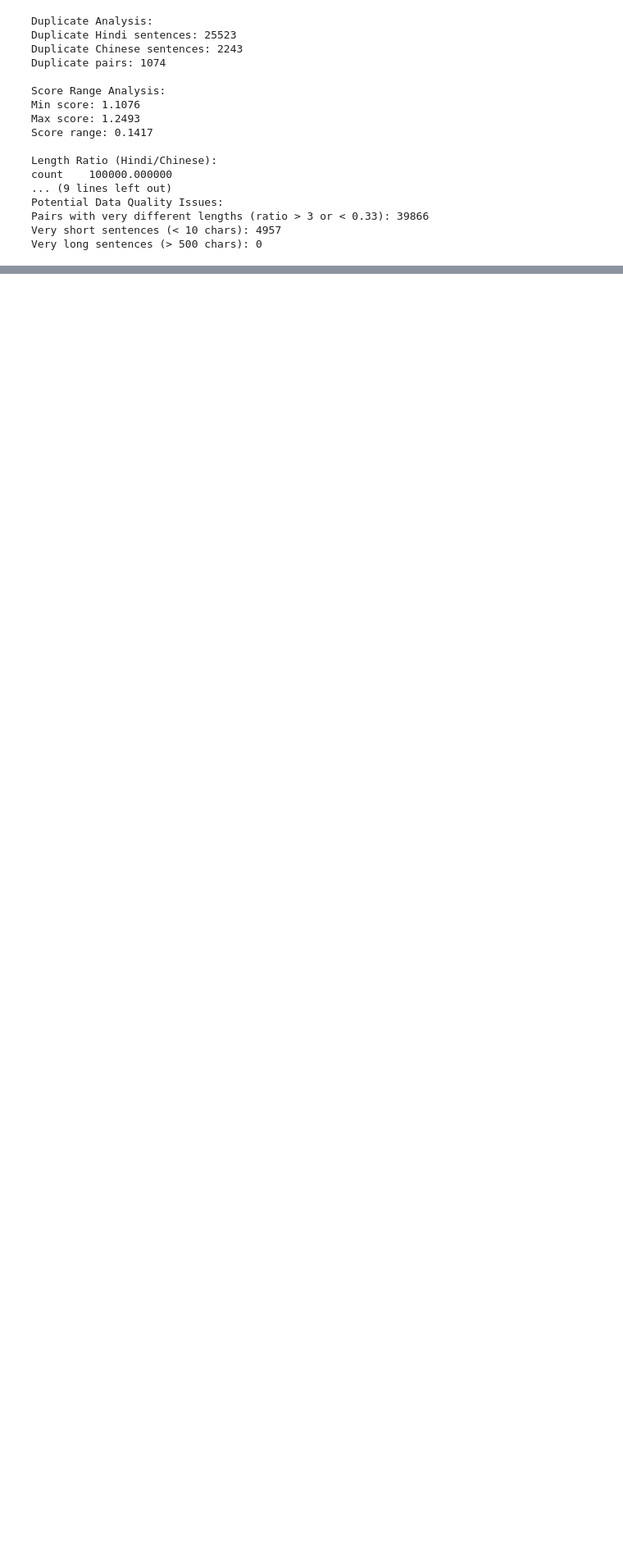
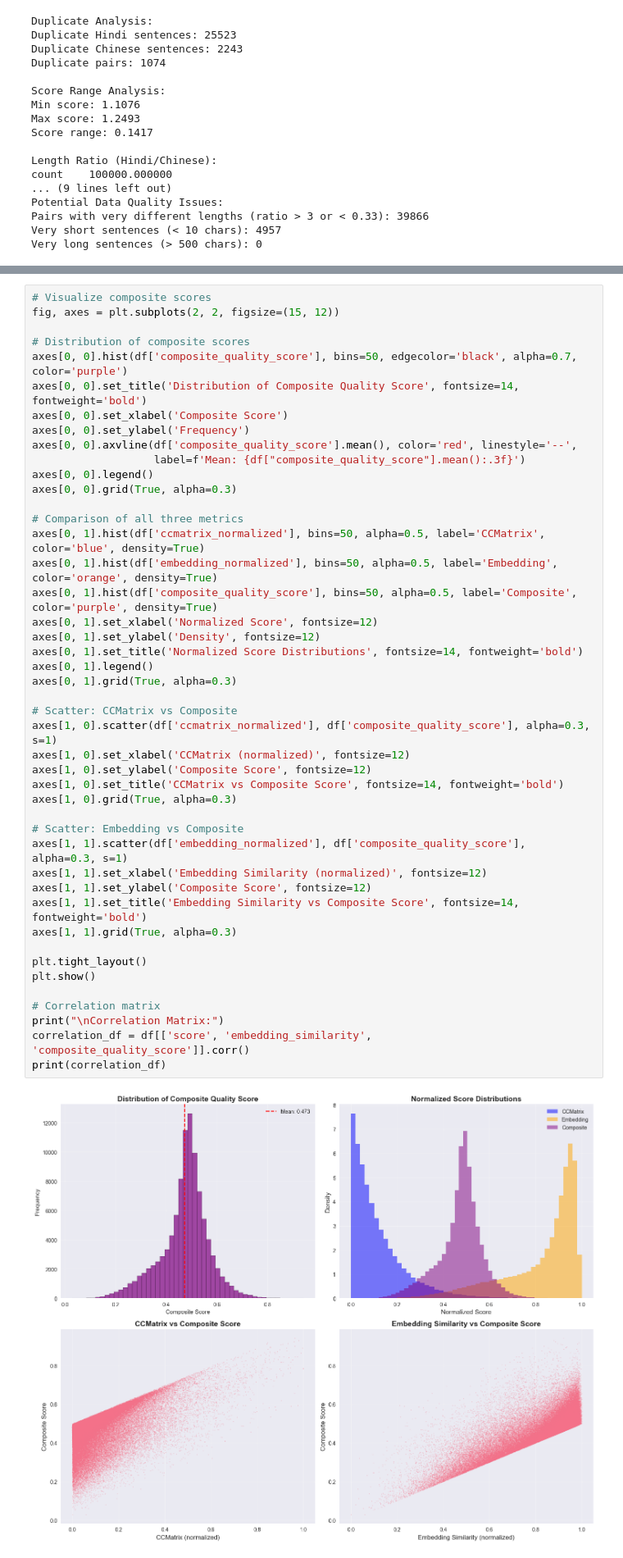
Before and after one commit to shanayw22/DSAN6600final, a Jupyter notebook: notebooks/notebook1.ipynb, the cells around one changed output, grey strips where cells are left out. Shown at 82% size. Cells and saved outputs as stored; diff of their text form; blank space fills up the shorter version.

```diff
--- a/notebooks/notebook1.ipynb
+++ b/notebooks/notebook1.ipynb
@@ -312,0 +562,47 @@ Very long sentences (> 500 chars): 0
+# %%
+# Visualize composite scores
+fig, axes = plt.subplots(2, 2, figsize=(15, 12))
+
+# Distribution of composite scores
+axes[0, 0].hist(df['composite_quality_score'], bins=50, edgecolor='black', alpha=0.7, color='purple')
+axes[0, 0].set_title('Distribution of Composite Quality Score', fontsize=14, fontweight='bold')
+axes[0, 0].set_xlabel('Composite Score')
+axes[0, 0].set_ylabel('Frequency')
+axes[0, 0].axvline(df['composite_quality_score'].mean(), color='red', linestyle='--',
+                   label=f'Mean: {df["composite_quality_score"].mean():.3f}')
+axes[0, 0].legend()
+axes[0, 0].grid(True, alpha=0.3)
+
+# Comparison of all three metrics
+axes[0, 1].hist(df['ccmatrix_normalized'], bins=50, alpha=0.5, label='CCMatrix', color='blue', density=True)
+axes[0, 1].hist(df['embedding_normalized'], bins=50, alpha=0.5, label='Embedding', color='orange', density=True)
+axes[0, 1].hist(df['composite_quality_score'], bins=50, alpha=0.5, label='Composite', color='purple', density=True)
+axes[0, 1].set_xlabel('Normalized Score', fontsize=12)
+axes[0, 1].set_ylabel('Density', fontsize=12)
+axes[0, 1].set_title('Normalized Score Distributions', fontsize=14, fontweight='bold')
+axes[0, 1].legend()
+axes[0, 1].grid(True, alpha=0.3)
+
+# Scatter: CCMatrix vs Composite
+axes[1, 0].scatter(df['ccmatrix_normalized'], df['composite_quality_score'], alpha=0.3, s=1)
+axes[1, 0].set_xlabel('CCMatrix (normalized)', fontsize=12)
+axes[1, 0].set_ylabel('Composite Score', fontsize=12)
+axes[1, 0].set_title('CCMatrix vs Composite Score', fontsize=14, fontweight='bold')
+axes[1, 0].grid(True, alpha=0.3)
+
+# Scatter: Embedding vs Composite
+axes[1, 1].scatter(df['embedding_normalized'], df['composite_quality_score'], alpha=0.3, s=1)
+axes[1, 1].set_xlabel('Embedding Similarity (normalized)', fontsize=12)
+axes[1, 1].set_ylabel('Composite Score', fontsize=12)
+axes[1, 1].set_title('Embedding Similarity vs Composite Score', fontsize=14, fontweight='bold')
+axes[1, 1].grid(True, alpha=0.3)
+
+plt.tight_layout()
+plt.show()
+
+# Correlation matrix
+print("\nCorrelation Matrix:")
+correlation_df = df[['score', 'embedding_similarity', 'composite_quality_score']].corr()
+print(correlation_df)
+# %% [output]
+[figure, added]
```
Also changed, not shown: parts of 8 cells of this notebook.
